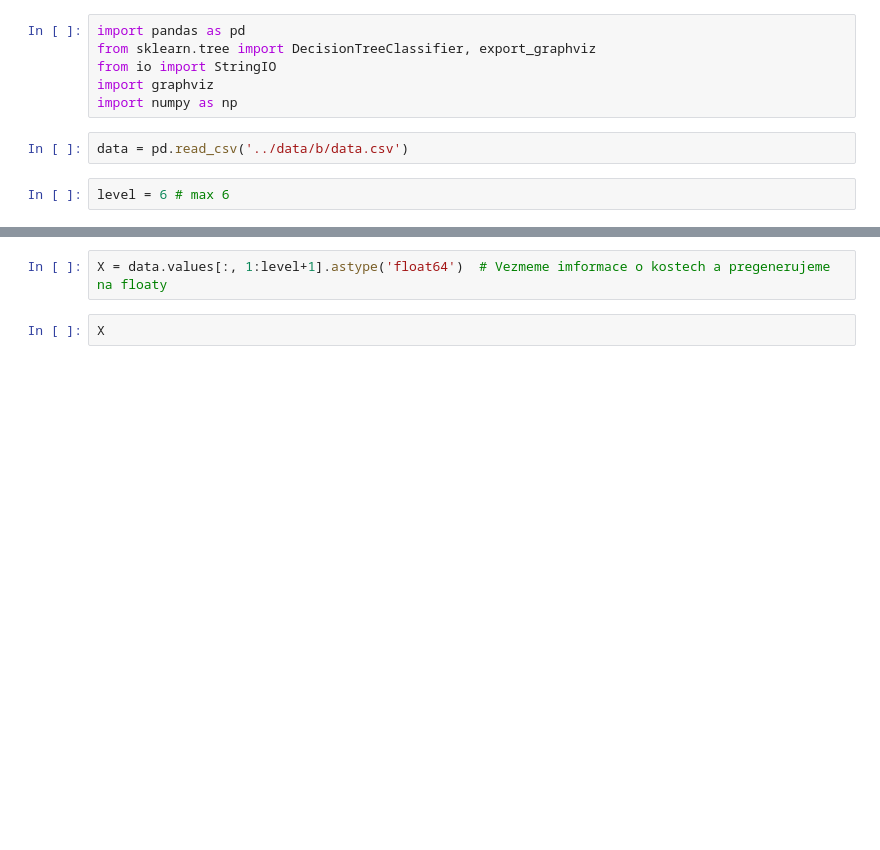
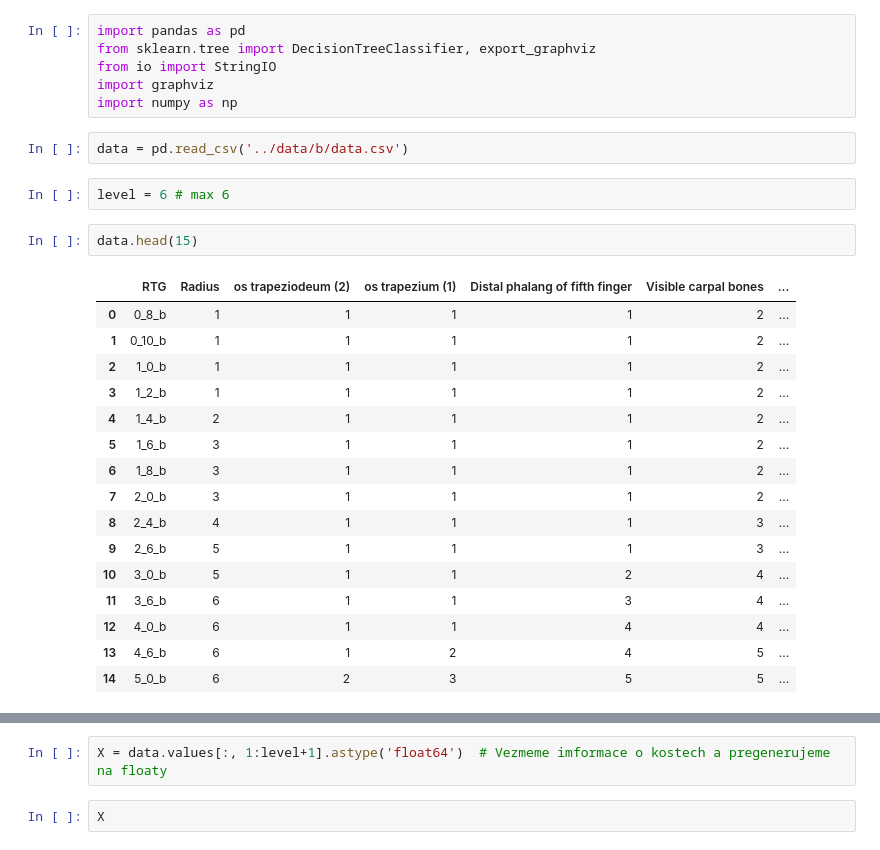
Before and after one commit to frenzymadness/BiologicalAge, a Jupyter notebook: notebooks/Decision tree - B.ipynb, the cells around one changed output, grey strips where cells are left out. Cells and saved outputs as stored; diff of their text form; blank space fills up the shorter version.

```diff
--- a/notebooks/Decision tree - B.ipynb
+++ b/notebooks/Decision tree - B.ipynb
@@ -8,4 +8,23 @@ import numpy as np
 data = pd.read_csv('../data/b/data.csv')
 # %%
 level = 6 # max 6
+# %%
+data.head(15)
+# %% [output]
+|  | RTG | Radius | os trapeziodeum (2) | os trapezium (1) | Distal phalang of fifth finger | Visible carpal bones | ... |
+| 0 | 0_8_b | 1 | 1 | 1 | 1 | 2 | ... |
+| 1 | 0_10_b | 1 | 1 | 1 | 1 | 2 | ... |
+| 2 | 1_0_b | 1 | 1 | 1 | 1 | 2 | ... |
+| 3 | 1_2_b | 1 | 1 | 1 | 1 | 2 | ... |
+| 4 | 1_4_b | 2 | 1 | 1 | 1 | 2 | ... |
+| 5 | 1_6_b | 3 | 1 | 1 | 1 | 2 | ... |
+| 6 | 1_8_b | 3 | 1 | 1 | 1 | 2 | ... |
+| 7 | 2_0_b | 3 | 1 | 1 | 1 | 2 | ... |
+| 8 | 2_4_b | 4 | 1 | 1 | 1 | 3 | ... |
+| 9 | 2_6_b | 5 | 1 | 1 | 1 | 3 | ... |
+| 10 | 3_0_b | 5 | 1 | 1 | 2 | 4 | ... |
+| 11 | 3_6_b | 6 | 1 | 1 | 3 | 4 | ... |
+| 12 | 4_0_b | 6 | 1 | 1 | 4 | 4 | ... |
+| 13 | 4_6_b | 6 | 1 | 2 | 4 | 5 | ... |
+| 14 | 5_0_b | 6 | 2 | 3 | 5 | 5 | ... |
 # %%
```
Also changed, not shown: parts of 1 cell of this notebook, 2 other files.
